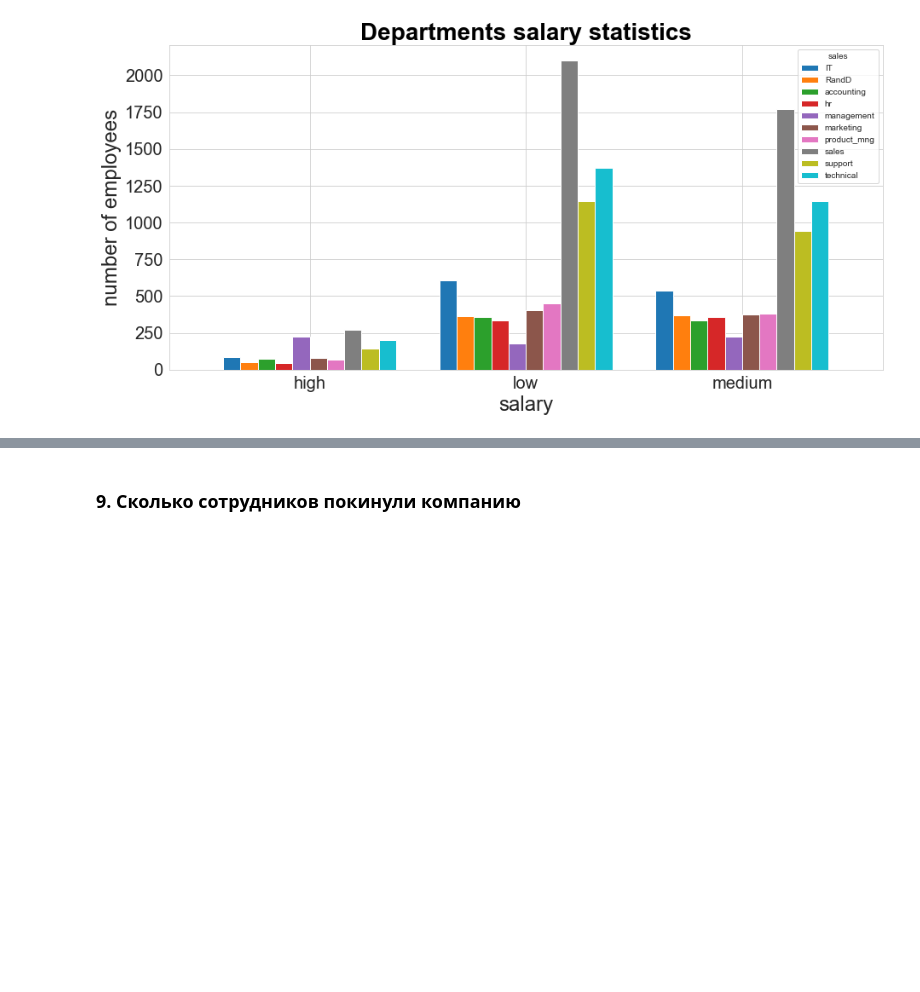
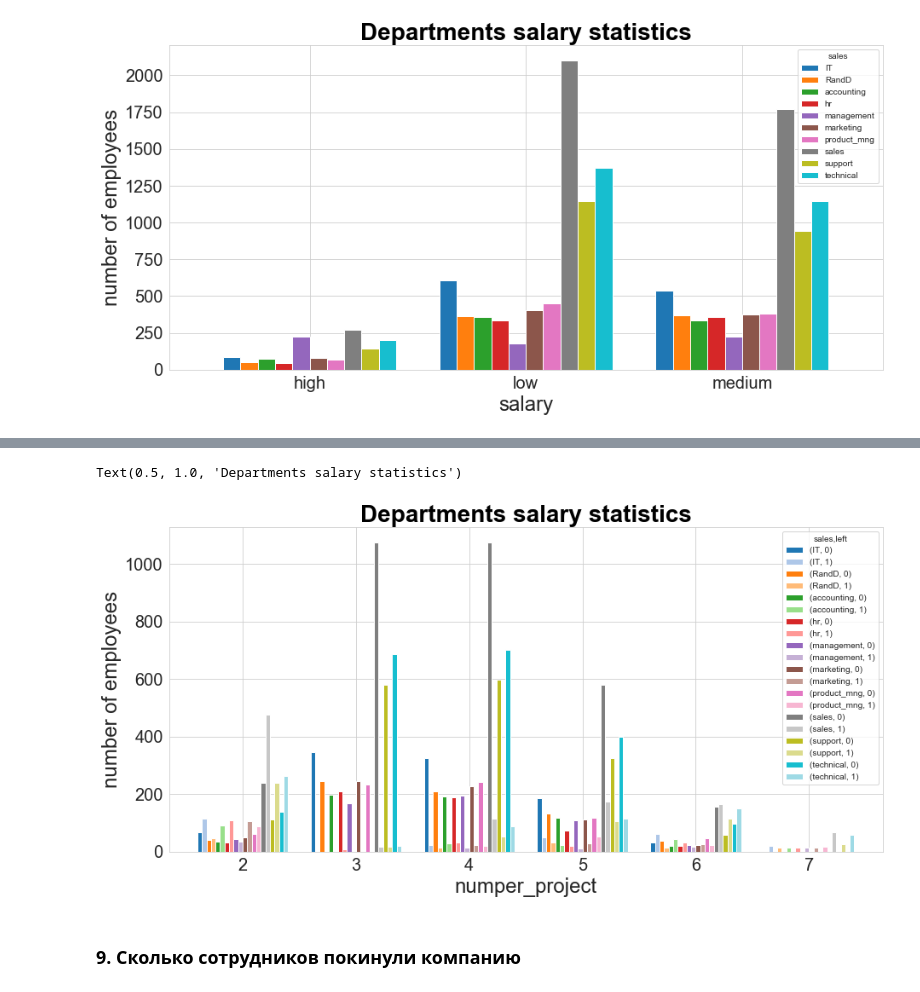
Before and after one commit to VikhlyantsevA/PyDA-8a, a Jupyter notebook: diploma/diploma_work.ipynb, the cells around one changed output, grey strips where cells are left out. Drawn from its saved outputs; the diff is of its cells as text; code cells hidden in the pictures; blank space fills up the shorter version.

```diff
--- a/diploma/diploma_work.ipynb
+++ b/diploma/diploma_work.ipynb
@@ -351,0 +382,4 @@ Text(0.5, 1.0, 'Departments salary statistics')
+# %%
+number_project_stats_departments = hr_data.groupby(['number_project','left','sales']).count().satisfaction_level.unstack().unstack().fillna(0)
+# hr_data_quitted.columns = ['Voluntary_dismissal', 'Work_accident']
+number_project_stats_departments
@@ -352,3 +396,13 @@ Text(0.5, 1.0, 'Departments salary statistics')
+# %%
+number_project_stats_departments.plot.bar(rot=0, width = 0.8,colormap = 'tab20')
+plt.xticks(**ticks_font)
+plt.yticks(**ticks_font)
+plt.xlabel('numper_project', **axis_font)
+plt.ylabel('number of employees', **axis_font)
+plt.title('Departments salary statistics', **title_font)
+# %% [output]
+Text(0.5, 1.0, 'Departments salary statistics')
+[figure, added]
 # %% [markdown]
 ### 9. Сколько сотрудников покинули компанию
 # %%
```
Also changed, not shown: parts of 13 cells of this notebook.
